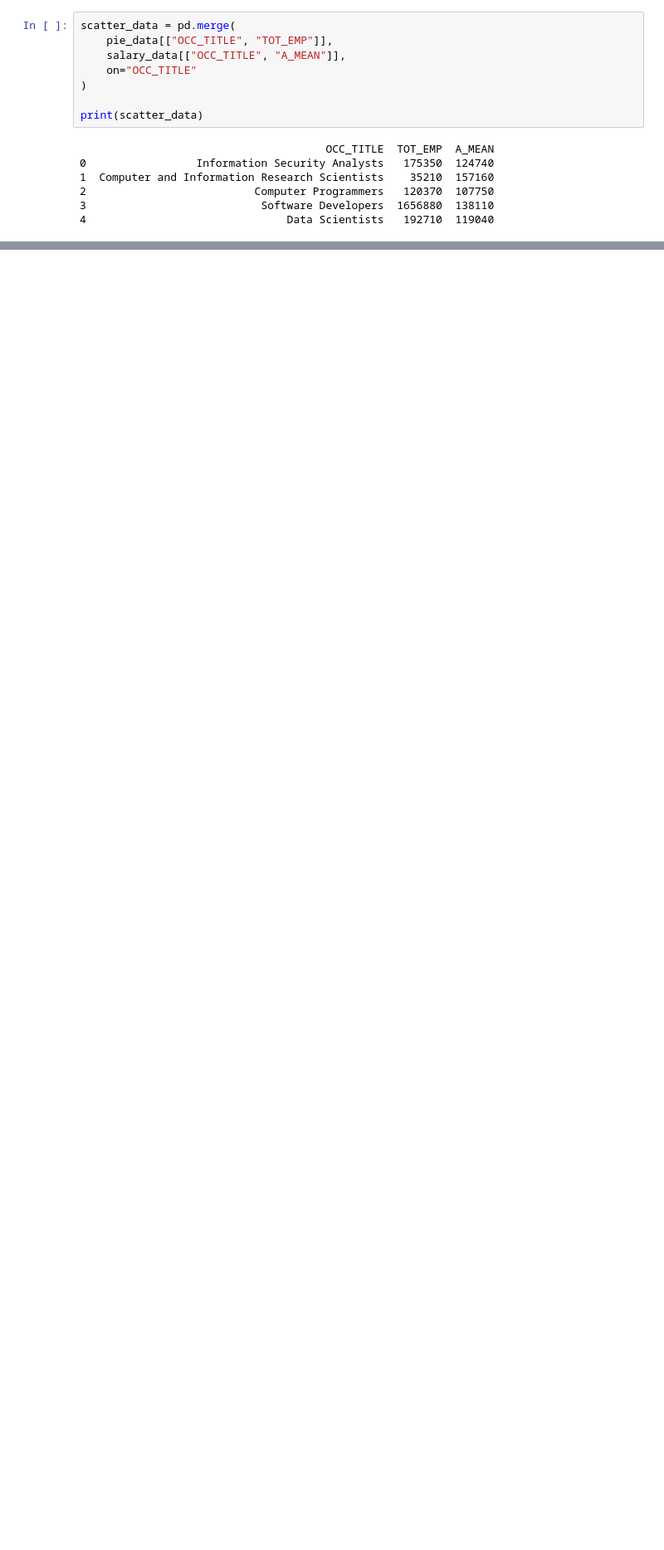
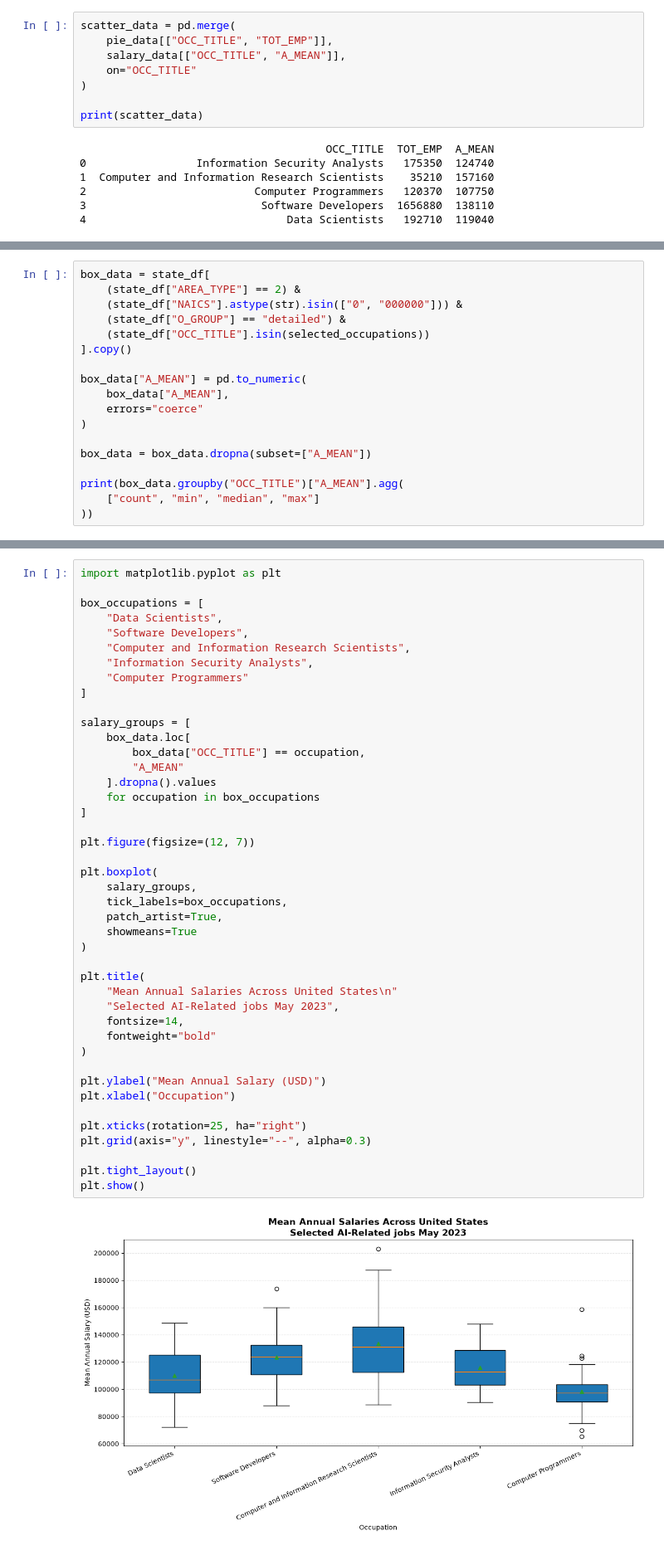
Before and after one commit to Temuulen-BCS/Data-Visualisation, a Jupyter notebook: CA1Temuulen.ipynb, the cells around one changed output, grey strips where cells are left out. Shown at 83% size. Drawn from its saved outputs; the diff is of its cells as text; blank space fills up the shorter version.

```diff
--- a/CA1Temuulen.ipynb
+++ b/CA1Temuulen.ipynb
@@ -281,0 +301,18 @@ plt.show()
+# %%
+box_data = state_df[
+    (state_df["AREA_TYPE"] == 2) &
+    (state_df["NAICS"].astype(str).isin(["0", "000000"])) &
+    (state_df["O_GROUP"] == "detailed") &
+    (state_df["OCC_TITLE"].isin(selected_occupations))
+].copy()
+
+box_data["A_MEAN"] = pd.to_numeric(
+    box_data["A_MEAN"],
+    errors="coerce"
+)
+
+box_data = box_data.dropna(subset=["A_MEAN"])
+
+print(box_data.groupby("OCC_TITLE")["A_MEAN"].agg(
+    ["count", "min", "median", "max"]
+))
@@ -281,0 +335,45 @@ plt.show()
+# %%
+import matplotlib.pyplot as plt
+
+box_occupations = [
+    "Data Scientists",
+    "Software Developers",
+    "Computer and Information Research Scientists",
+    "Information Security Analysts",
+    "Computer Programmers"
+]
+
+salary_groups = [
+    box_data.loc[
+        box_data["OCC_TITLE"] == occupation,
+        "A_MEAN"
+    ].dropna().values
+    for occupation in box_occupations
+]
+
+plt.figure(figsize=(12, 7))
+
+plt.boxplot(
+    salary_groups,
+    tick_labels=box_occupations,
+    patch_artist=True,
+    showmeans=True
+)
+
+plt.title(
+    "Mean Annual Salaries Across United States\n"
+    "Selected AI-Related jobs May 2023",
+    fontsize=14,
+    fontweight="bold"
+)
+
+plt.ylabel("Mean Annual Salary (USD)")
+plt.xlabel("Occupation")
+
+plt.xticks(rotation=25, ha="right")
+plt.grid(axis="y", linestyle="--", alpha=0.3)
+
+plt.tight_layout()
+plt.show()
+# %% [output]
+[figure, added]
```
Also changed, not shown: parts of 2 cells of this notebook.
